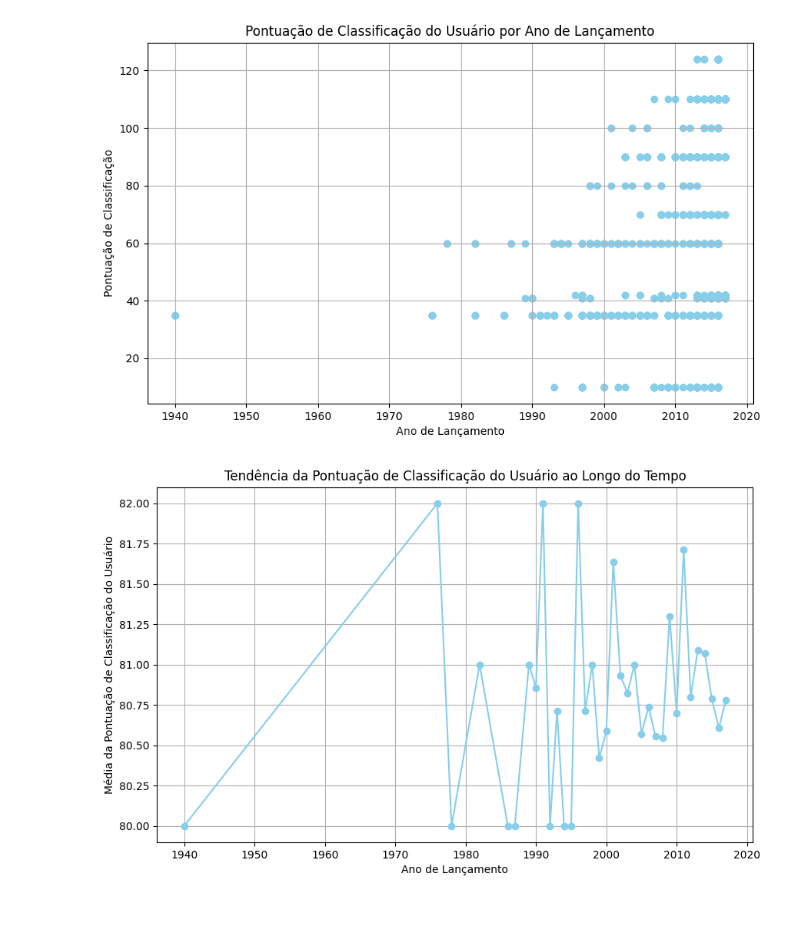
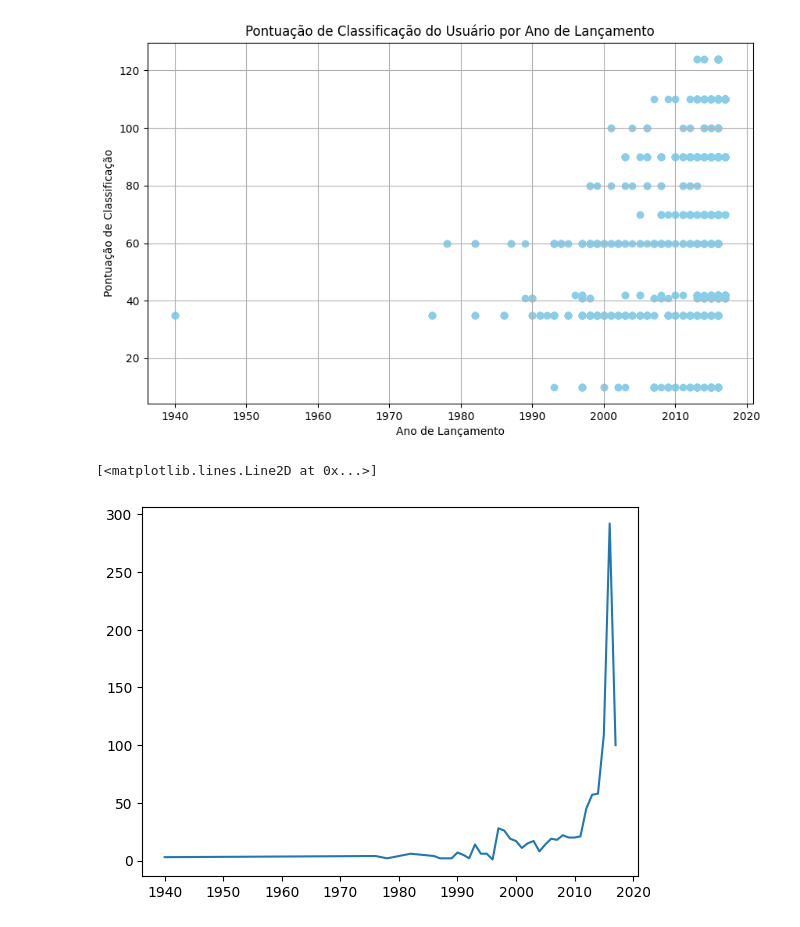
Before and after one commit to NatashaB-randao/Programa-Santander-Coders-2024-Data-Science, a Jupyter notebook: Introdução a Data Science/aula_7_criando_graficos.ipynb, the cells around one changed output. Saved outputs shown, nothing was run; the diff lists cells and outputs as text; code cells hidden in the pictures.

```diff
--- a/Introdução a Data Science/aula_7_criando_graficos.ipynb
+++ b/Introdução a Data Science/aula_7_criando_graficos.ipynb
@@ -108,13 +108,11 @@ plt.grid(True)
 plt.show()
 # %% [output]
 [figure]
-# %%
-plt.figure(figsize=(10,6))
-df.groupby('descrição_da_classificação')['pontuação_de_classificação_do_usuário'].mean().plot(marker='o', color='skyblue', linestyle='-')
-plt.title('Tendência da Pontuação de Classificação do Usuário ao Longo do Tempo')
-plt.xlabel('Ano de Lançamento')
-plt.ylabel('Média da Pontuação de Classificação do Usuário')
-plt.grid(True)
-plt.show()
-# %% [output]
-[figure, removed]
+# %%
+eixo_X = df['descrição_da_classificação'].value_counts().sort_index().index
+eixo_Y = df['descrição_da_classificação'].value_counts().sort_index().values
+# %%
+plt.plot(eixo_X, eixo_Y)
+# %% [output]
+[<matplotlib.lines.Line2D at 0x...>]
+[figure, added]
```
